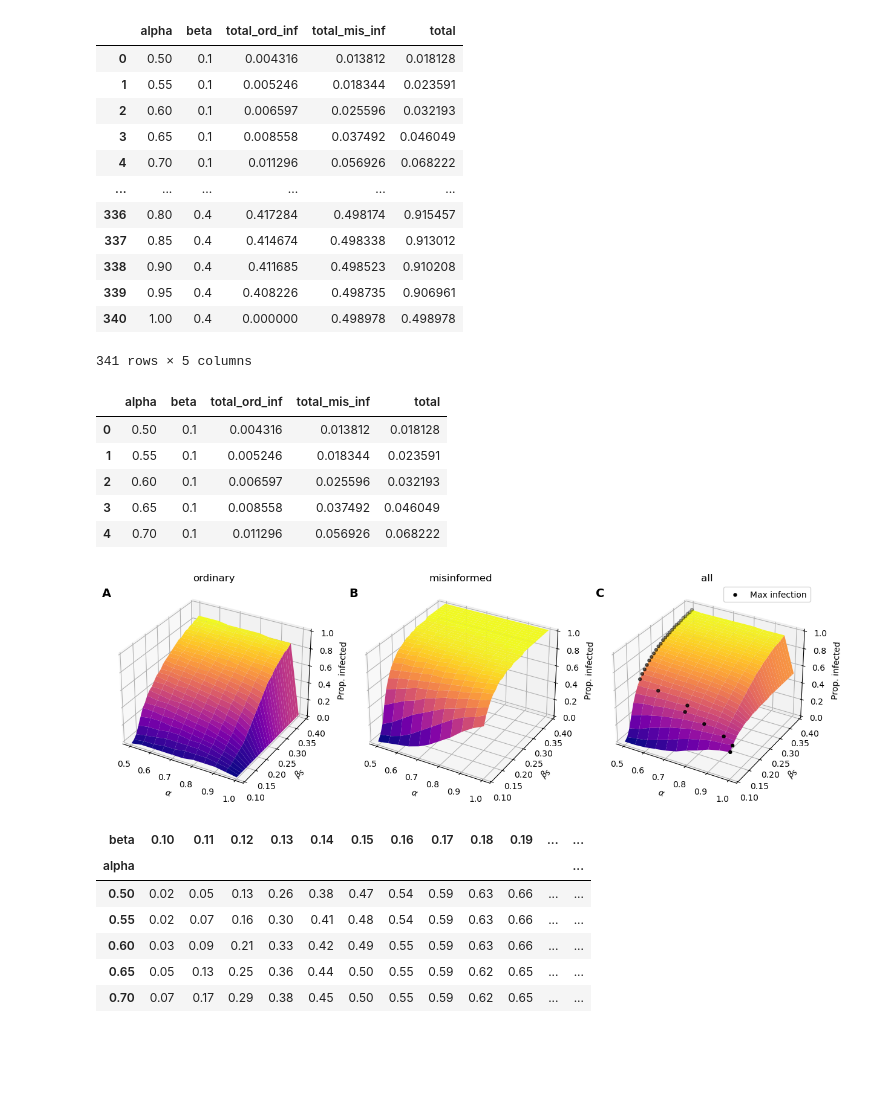
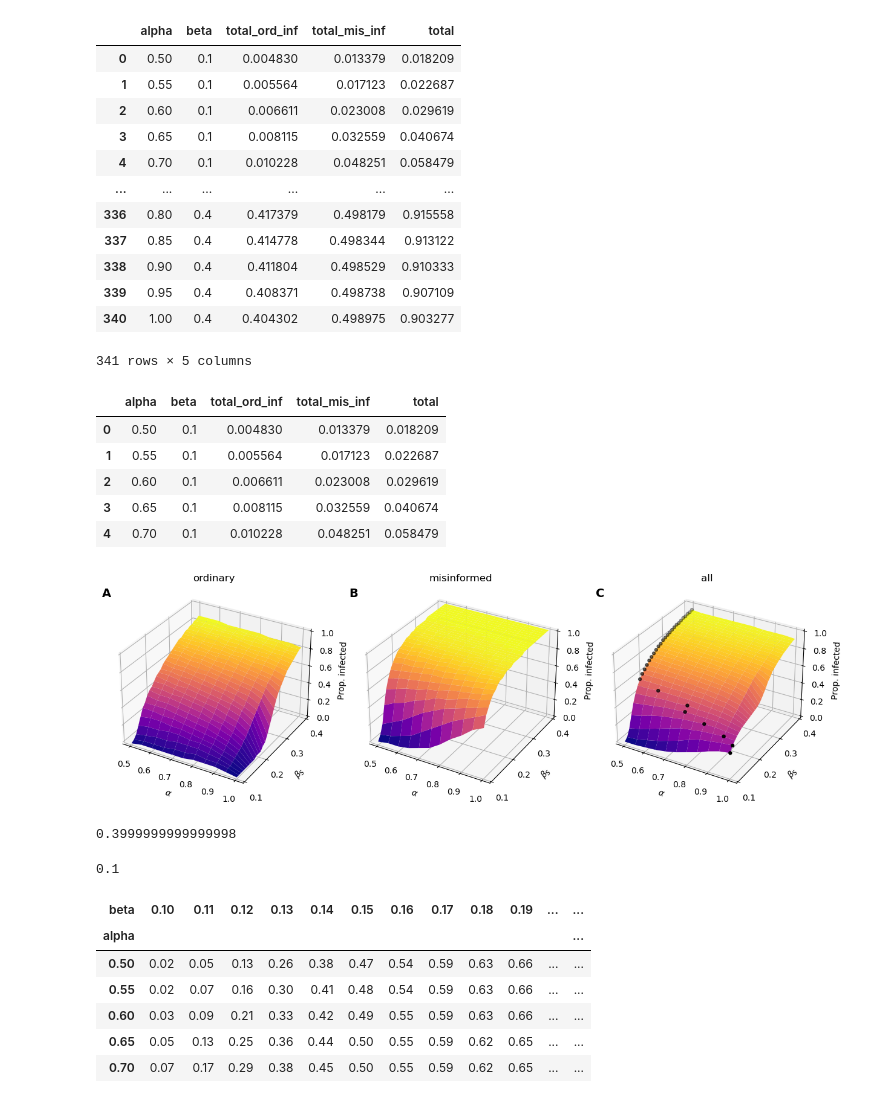
Before and after one commit to mr-devs/mean_field_quals, a Jupyter notebook: notebooks/2023-10-09_homophily_effect_on_misinformed_group-3D.ipynb, the cells around one changed output. Drawn from its saved outputs; the diff is of its cells as text; code cells hidden in the pictures; blank space fills up the shorter version.

Commit message:
updates, add mixed figures

```diff
--- a/notebooks/2023-10-09_homophily_effect_on_misinformed_group-3D.ipynb
+++ b/notebooks/2023-10-09_homophily_effect_on_misinformed_group-3D.ipynb
@@ -12,8 +12,11 @@ from mpl_toolkits.mplot3d import Axes3D
 
 RES_DIR = "../sim_results/effects_of_homophily_on_misinformed"
 # %%
-daily_fname = glob.glob(os.path.join(RES_DIR, "daily*"))[0]
-total_fname = glob.glob(os.path.join(RES_DIR, "total*"))[0]
+MIXED = True
+mixed_str = "_mixed" if MIXED else ""
+
+daily_fname = os.path.join(RES_DIR, f"daily_infected{mixed_str}.csv")
+total_fname = os.path.join(RES_DIR, f"total_infected{mixed_str}.csv")
 
 daily_frame = pd.read_csv(daily_fname)
 total_frame = pd.read_csv(total_fname)
@@ -21,27 +24,27 @@ total_frame = pd.read_csv(total_fname)
 total_frame
 # %% [output]
 |  | alpha | beta | total_ord_inf | total_mis_inf | total |
-| 0 | 0.50 | 0.1 | 0.004316 | 0.013812 | 0.018128 |
-| 1 | 0.55 | 0.1 | 0.005246 | 0.018344 | 0.023591 |
-| 2 | 0.60 | 0.1 | 0.006597 | 0.025596 | 0.032193 |
-| 3 | 0.65 | 0.1 | 0.008558 | 0.037492 | 0.046049 |
-| 4 | 0.70 | 0.1 | 0.011296 | 0.056926 | 0.068222 |
+| 0 | 0.50 | 0.1 | 0.004830 | 0.013379 | 0.018209 |
+| 1 | 0.55 | 0.1 | 0.005564 | 0.017123 | 0.022687 |
+| 2 | 0.60 | 0.1 | 0.006611 | 0.023008 | 0.029619 |
+| 3 | 0.65 | 0.1 | 0.008115 | 0.032559 | 0.040674 |
+| 4 | 0.70 | 0.1 | 0.010228 | 0.048251 | 0.058479 |
 | ... | ... | ... | ... | ... | ... |
-| 336 | 0.80 | 0.4 | 0.417284 | 0.498174 | 0.915457 |
-| 337 | 0.85 | 0.4 | 0.414674 | 0.498338 | 0.913012 |
-| 338 | 0.90 | 0.4 | 0.411685 | 0.498523 | 0.910208 |
-| 339 | 0.95 | 0.4 | 0.408226 | 0.498735 | 0.906961 |
-| 340 | 1.00 | 0.4 | 0.000000 | 0.498978 | 0.498978 |
+| 336 | 0.80 | 0.4 | 0.417379 | 0.498179 | 0.915558 |
+| 337 | 0.85 | 0.4 | 0.414778 | 0.498344 | 0.913122 |
+| 338 | 0.90 | 0.4 | 0.411804 | 0.498529 | 0.910333 |
+| 339 | 0.95 | 0.4 | 0.408371 | 0.498738 | 0.907109 |
+| 340 | 1.00 | 0.4 | 0.404302 | 0.498975 | 0.903277 |
 341 rows × 5 columns
 # %%
 total_frame.head()
 # %% [output]
 |  | alpha | beta | total_ord_inf | total_mis_inf | total |
-| 0 | 0.50 | 0.1 | 0.004316 | 0.013812 | 0.018128 |
-| 1 | 0.55 | 0.1 | 0.005246 | 0.018344 | 0.023591 |
-| 2 | 0.60 | 0.1 | 0.006597 | 0.025596 | 0.032193 |
-| 3 | 0.65 | 0.1 | 0.008558 | 0.037492 | 0.046049 |
-| 4 | 0.70 | 0.1 | 0.011296 | 0.056926 | 0.068222 |
+| 0 | 0.50 | 0.1 | 0.004830 | 0.013379 | 0.018209 |
+| 1 | 0.55 | 0.1 | 0.005564 | 0.017123 | 0.022687 |
+| 2 | 0.60 | 0.1 | 0.006611 | 0.023008 | 0.029619 |
+| 3 | 0.65 | 0.1 | 0.008115 | 0.032559 | 0.040674 |
+| 4 | 0.70 | 0.1 | 0.010228 | 0.048251 | 0.058479 |
 # %%
 column_name_map = {
     "total_ord_inf" : "ordinary",
@@ -121,7 +124,6 @@ for col in sorted(column_name_map.keys(), reverse=True):
             label='Max infection'
         )
 
-        temp_ax.legend()
 
 plt.tight_layout()
 
@@ -131,36 +133,50 @@ ax1.annotate(
     "A",
     xy=(0.0, .95),
     xycoords=ax1.transAxes,
     fontsize=14,
     fontweight="bold",
     ha="center",
     va="center",
 )
 
 ax2.annotate(
     "B",
     xy=(0.0, .95),
     xycoords=ax2.transAxes,
     fontsize=14,
     fontweight="bold",
     ha="center",
     va="center",
 )
 
 ax3.annotate(
     "C",
     xy=(0.0, .95),
     xycoords=ax3.transAxes,
     fontsize=14,
     fontweight="bold",
     ha="center",
     va="center",
 )
 
-plt.savefig("../figures/mf_homophiliy_misinformed_effect_3d.pdf", dpi=800, bbox_inches = "tight")
-plt.savefig("../figures/mf_homophiliy_misinformed_effect_3d.png", dpi=800, bbox_inches = "tight")
+ticks = np.round(np.arange(.1,.4, .1), 2)
+ax1.yaxis.set_ticks(ticks,ticks)
+ax2.yaxis.set_ticks(ticks,ticks)
+ax3.yaxis.set_ticks(ticks,ticks)
+
+
+plt.savefig(f"../figures/mf_homophiliy_misinformed_effect_3d{mixed_str}.pdf", dpi=800, bbox_inches = "tight")
+plt.savefig(f"../figures/mf_homophiliy_misinformed_effect_3d{mixed_str}.png", dpi=800, bbox_inches = "tight")
 # %% [output]
-[figure, old version]
+[figure, new version]
+# %%
+total_frame.beta.max()
+# %% [output]
+0.3999999999999998
+# %%
+total_frame.beta.min()
+# %% [output]
+0.1
 # %%
 reshaped_df
 # %% [output]
```
Also changed, not shown: 19 other files.
